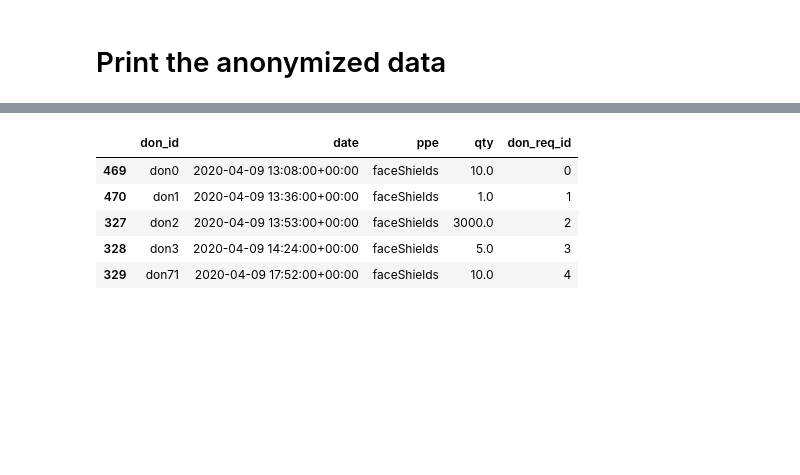
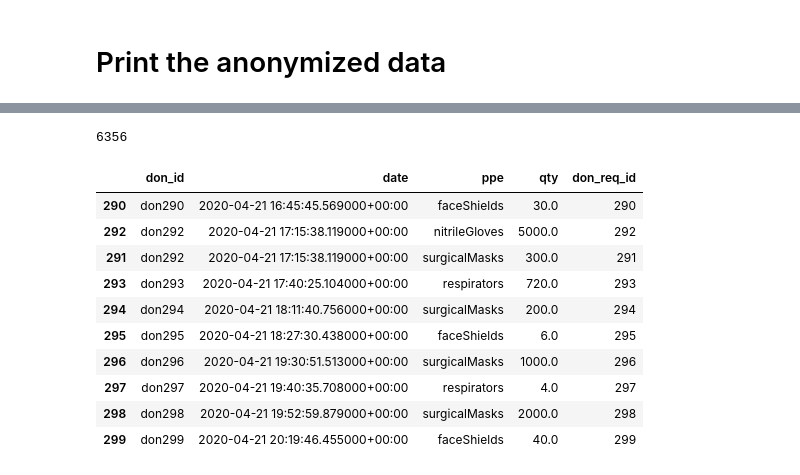
Before and after one commit to samorani/MatchingPPE, a Jupyter notebook: anonymize data.ipynb, the cells around one changed output, grey strips where cells are left out. Drawn from its saved outputs; the diff is of its cells as text; code cells hidden in the pictures; blank space fills up the shorter version.

```diff
--- a/anonymize data.ipynb
+++ b/anonymize data.ipynb
@@ -369,14 +387,23 @@ mod_recipients.head()
+# %%
+len(mod_recipients)
+# %% [output]
+6356
 # %%
 mod_donors.drop(columns=['zipcode'],inplace=True)
 # %%
 mod_donors['don_req_id'] = np.arange(0,len(mod_donors))
 # %%
+mod_donors = mod_donors.reset_index().drop(columns=['index'])
 mod_donors.to_csv('data/anon_donors.csv')
-mod_donors.head()
 # %% [output]
 |  | don_id | date | ppe | qty | don_req_id |
-| 469 | don0 | 2020-04-09 13:08:00+00:00 | faceShields | 10.0 | 0 |
-| 470 | don1 | 2020-04-09 13:36:00+00:00 | faceShields | 1.0 | 1 |
-| 327 | don2 | 2020-04-09 13:53:00+00:00 | faceShields | 3000.0 | 2 |
-| 328 | don3 | 2020-04-09 14:24:00+00:00 | faceShields | 5.0 | 3 |
-| 329 | don71 | 2020-04-09 17:52:00+00:00 | faceShields | 10.0 | 4 |
+| 290 | don290 | 2020-04-21 16:45:45.569000+00:00 | faceShields | 30.0 | 290 |
+| 292 | don292 | 2020-04-21 17:15:38.119000+00:00 | nitrileGloves | 5000.0 | 292 |
+| 291 | don292 | 2020-04-21 17:15:38.119000+00:00 | surgicalMasks | 300.0 | 291 |
+| 293 | don293 | 2020-04-21 17:40:25.104000+00:00 | respirators | 720.0 | 293 |
+| 294 | don294 | 2020-04-21 18:11:40.756000+00:00 | surgicalMasks | 200.0 | 294 |
+| 295 | don295 | 2020-04-21 18:27:30.438000+00:00 | faceShields | 6.0 | 295 |
+| 296 | don296 | 2020-04-21 19:30:51.513000+00:00 | surgicalMasks | 1000.0 | 296 |
+| 297 | don297 | 2020-04-21 19:40:35.708000+00:00 | respirators | 4.0 | 297 |
+| 298 | don298 | 2020-04-21 19:52:59.879000+00:00 | surgicalMasks | 2000.0 | 298 |
+| 299 | don299 | 2020-04-21 20:19:46.455000+00:00 | faceShields | 40.0 | 299 |
```
Also changed, not shown: parts of 8 cells of this notebook, 6 other files.
